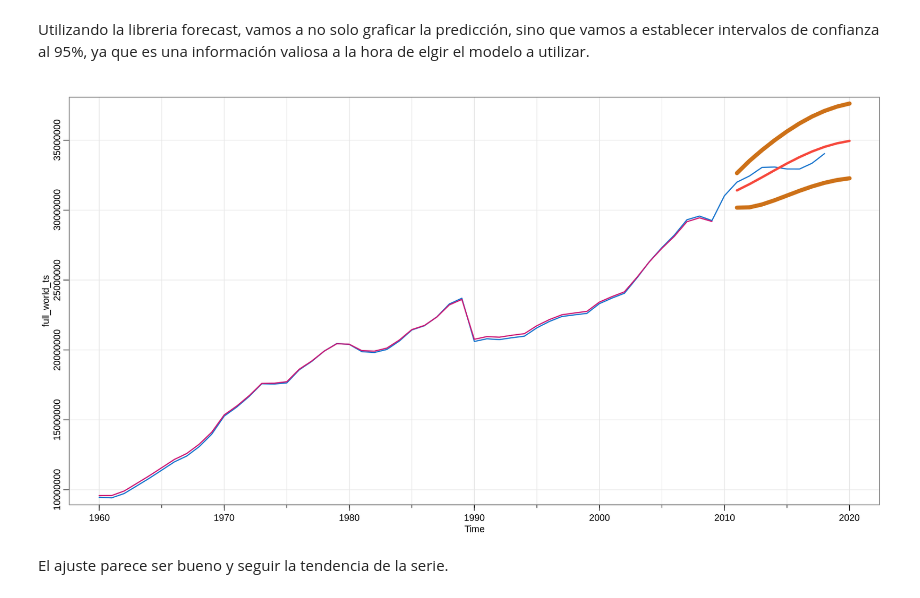
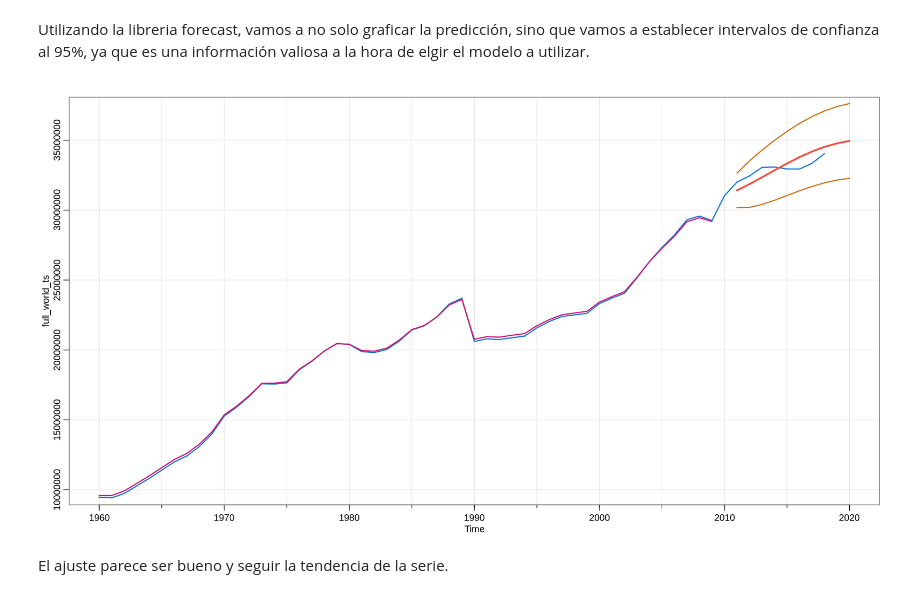
Before and after one commit to SeriesTemporales2021/obligatorio-apst-diaz_mattos_mendez, a Jupyter notebook: Obligatorio de Analisis Predictivo de Series Temporales.ipynb, the cells around one changed output. Cells and saved outputs as stored; diff of their text form; code cells hidden in the pictures.

```diff
--- a/Obligatorio de Analisis Predictivo de Series Temporales.ipynb
+++ b/Obligatorio de Analisis Predictivo de Series Temporales.ipynb
@@ -349,11 +360,11 @@ pred_upper_model_1 = line_pred_world + c_s_pred_line_world + pred_upper
 # %%
 tsplot(full_world_ts, lwd=2, col=4, xlim = c(1960, 2020), ylim = c(10000000, 37000000))
 lines(predictions_line_world + predictions_c_s_line_world + pred_autorreg_line_world, lwd=2, col=6)
-lines(pred_media_model_1, lwd=4, col=2)
-lines(pred_lower_model_1, col=7, lwd=7)
-lines(pred_upper_model_1, col=7, lwd=7)
+lines(pred_media_model_1, lwd=3, col=2)
+lines(pred_lower_model_1, col=7, lwd=2)
+lines(pred_upper_model_1, col=7, lwd=2)
 # %% [output]
-[figure, old version]
+[figure, new version]
 # %% [markdown]
 El ajuste parece ser bueno y seguir la tendencia de la serie.
 # %% [markdown]
```
Also changed, not shown: parts of 28 cells of this notebook, 2 other files.
